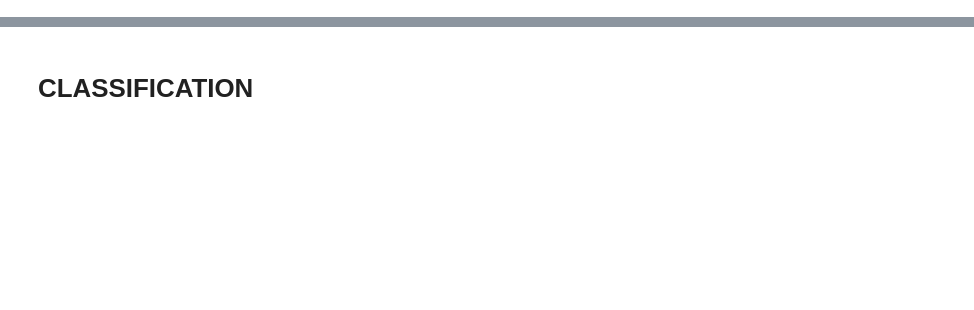
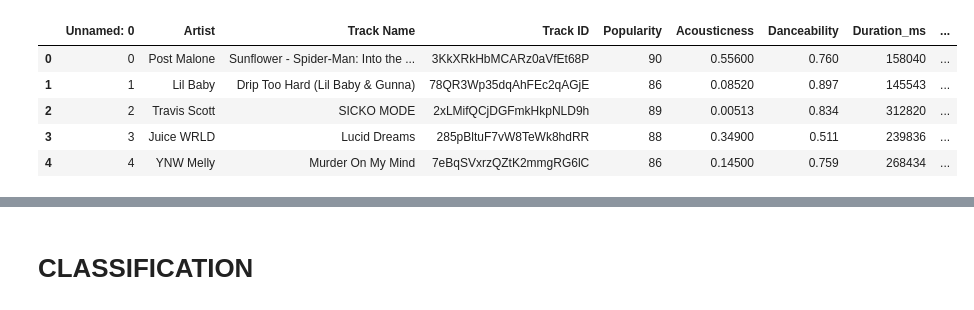
Before and after one commit to heyjessi/spotifys-angels, a Jupyter notebook: lizzy.ipynb, the cells around one changed output, grey strips where cells are left out. Cells and saved outputs as stored; diff of their text form; code cells hidden in the pictures; blank space fills up the shorter version.

```diff
--- a/lizzy.ipynb
+++ b/lizzy.ipynb
@@ -42,11 +42,13 @@ from sklearn.ensemble import RandomForestRegressor
 from sklearn.ensemble import GradientBoostingRegressor
 # %%
 # read in 2017 and 2018 songs
-# songs_2018 = pd.read_csv('data/songs_2018.csv')
-# songs_2017 = pd.read_csv('data/songs_2017.csv')
+songs_df = pd.read_csv('data/songs_all_decade_clean.csv')
 
-# songs_df = songs_2018.append(songs_2017, ignore_index=True)
-
-# songs_df.head()
-
-songs_df = pd.read_csv('data/songs_all_decade_clean.csv')
+songs_df.head()
+# %% [output]
+|  | Unnamed: 0 | Artist | Track Name | Track ID | Popularity | Acousticness | Danceability | Duration_ms | ... |
+| 0 | 0 | Post Malone | Sunflower - Spider-Man: Into the ... | 3KkXRkHbMCARz0aVfEt68P | 90 | 0.55600 | 0.760 | 158040 | ... |
+| 1 | 1 | Lil Baby | Drip Too Hard (Lil Baby & Gunna) | 78QR3Wp35dqAhFEc2qAGjE | 86 | 0.08520 | 0.897 | 145543 | ... |
+| 2 | 2 | Travis Scott | SICKO MODE | 2xLMifQCjDGFmkHkpNLD9h | 89 | 0.00513 | 0.834 | 312820 | ... |
+| 3 | 3 | Juice WRLD | Lucid Dreams | 285pBltuF7vW8TeWk8hdRR | 88 | 0.34900 | 0.511 | 239836 | ... |
+| 4 | 4 | YNW Melly | Murder On My Mind | 7eBqSVxrzQZtK2mmgRG6lC | 86 | 0.14500 | 0.759 | 268434 | ... |
```
Also changed, not shown: parts of 36 cells of this notebook.
